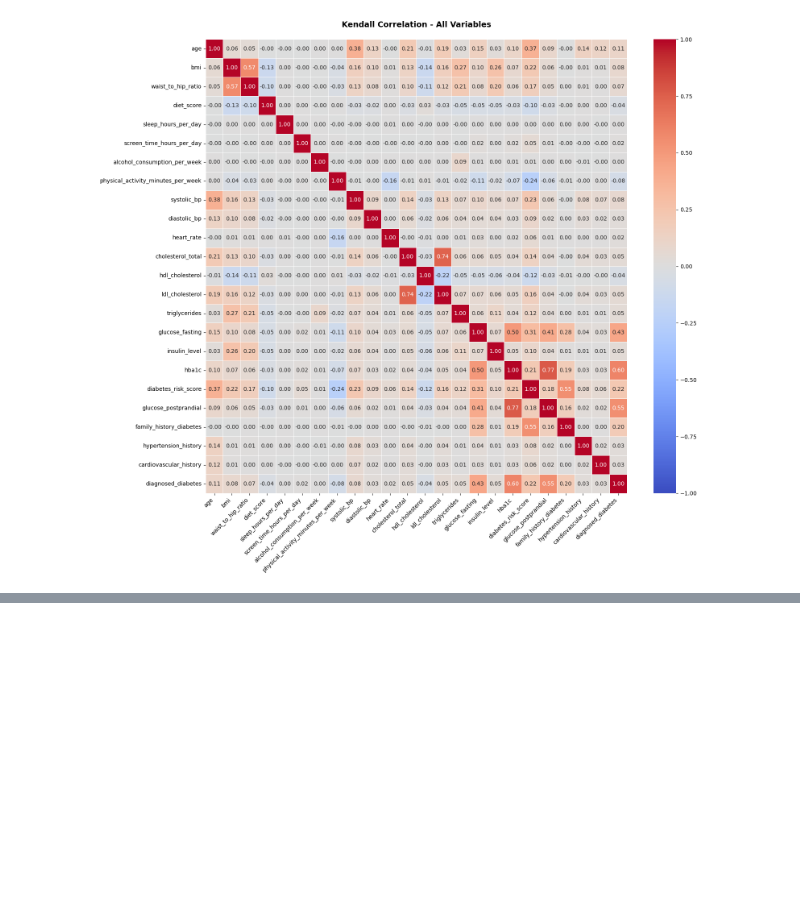
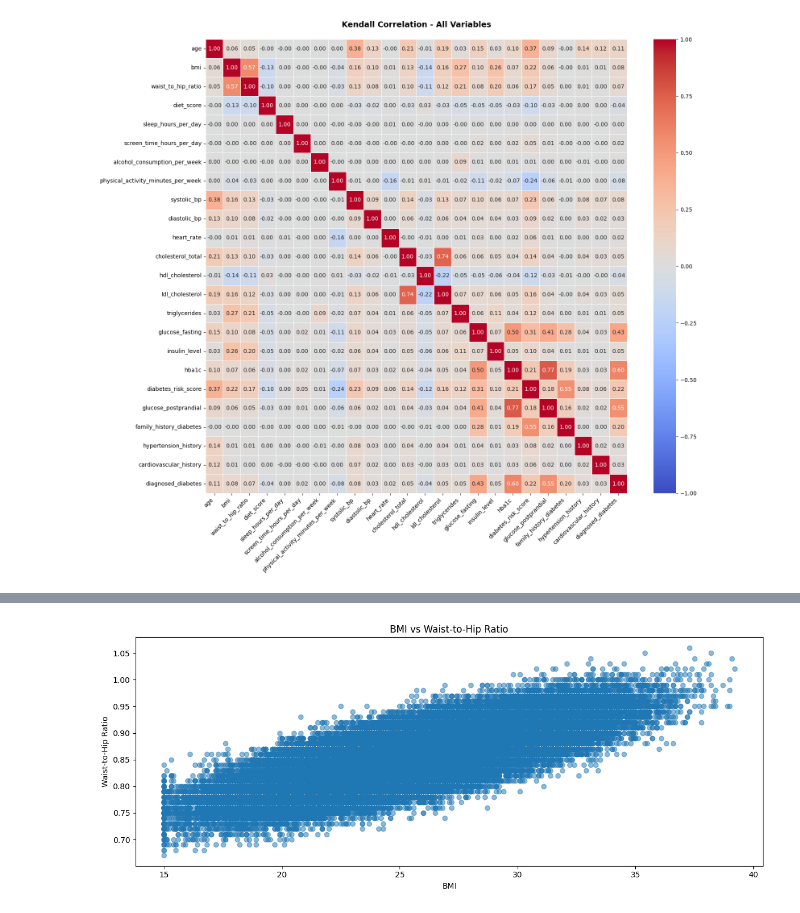
Before and after one commit to tpsilva22/teabetes, a Jupyter notebook: notebooks/correlations.ipynb, the cells around one changed output, grey strips where cells are left out. Saved outputs shown, nothing was run; the diff lists cells and outputs as text; code cells hidden in the pictures; blank space fills up the shorter version.

```diff
--- a/notebooks/correlations.ipynb
+++ b/notebooks/correlations.ipynb
@@ -111,0 +137,11 @@ plt.show()
+# %%
+# BMI vs Waist-to-Hip Ratio
+plt.figure(figsize=(12, 5))
+plt.scatter(diabetes["bmi"], diabetes["waist_to_hip_ratio"], alpha=0.5)
+plt.title("BMI vs Waist-to-Hip Ratio")
+plt.xlabel("BMI")
+plt.ylabel("Waist-to-Hip Ratio")
+plt.tight_layout()
+plt.show()
+# %% [output]
+[figure, added]
```
Also changed, not shown: parts of 7 cells of this notebook.
